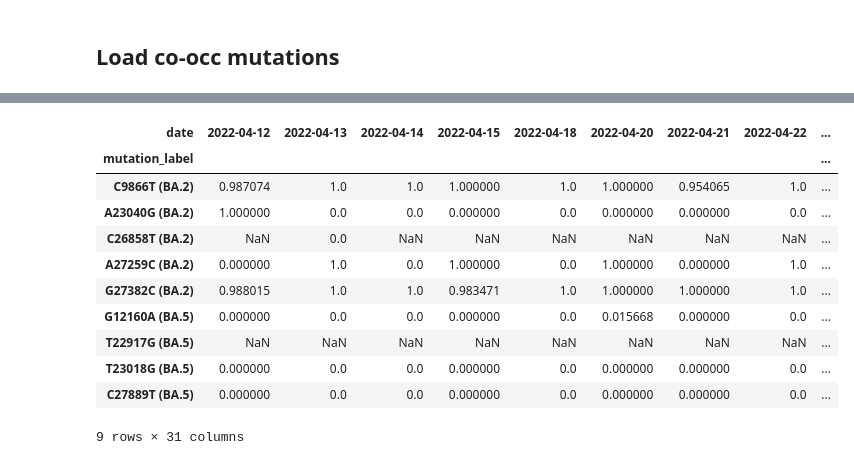
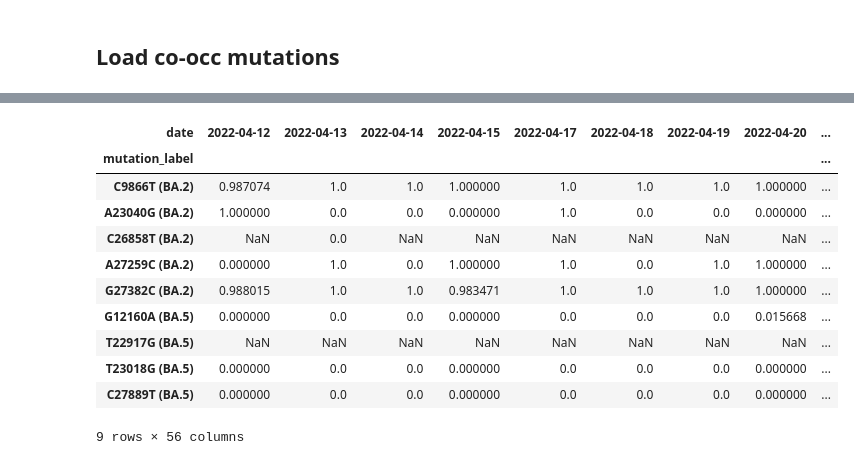
Before and after one commit to cbg-ethz/SARS-CoV-2-wastewater-sample-processing-VILOCA, a Jupyter notebook: resources/setup_emergence_new_variant/workflow/notebooks/rise_of_ba.5.ipynb, the cells around one changed output, grey strips where cells are left out. Saved outputs shown, nothing was run; the diff lists cells and outputs as text; code cells hidden in the pictures.

```diff
--- a/resources/setup_emergence_new_variant/workflow/notebooks/rise_of_ba.5.ipynb
+++ b/resources/setup_emergence_new_variant/workflow/notebooks/rise_of_ba.5.ipynb
@@ -146,2 +129,0 @@ df_cocc_june = df_cocc_june[df_cocc_june['date'].str.startswith('2022-06')]
-# %%
-df_cocc = pd.concat([df_cocc, df_cocc_june])
@@ -298,15 +230,15 @@ fig.savefig('heatmap_freq_ba2_ba5_specific_mutations.pdf')
 # %%
-data[]
+data
 # %% [output]
-| date | 2022-04-12 | 2022-04-13 | 2022-04-14 | 2022-04-15 | 2022-04-18 | 2022-04-20 | 2022-04-21 | 2022-04-22 | ... |
+| date | 2022-04-12 | 2022-04-13 | 2022-04-14 | 2022-04-15 | 2022-04-17 | 2022-04-18 | 2022-04-19 | 2022-04-20 | ... |
 | mutation_label |  |  |  |  |  |  |  |  | ... |
-| C9866T (BA.2) | 0.987074 | 1.0 | 1.0 | 1.000000 | 1.0 | 1.000000 | 0.954065 | 1.0 | ... |
-| A23040G (BA.2) | 1.000000 | 0.0 | 0.0 | 0.000000 | 0.0 | 0.000000 | 0.000000 | 0.0 | ... |
+| C9866T (BA.2) | 0.987074 | 1.0 | 1.0 | 1.000000 | 1.0 | 1.0 | 1.0 | 1.000000 | ... |
+| A23040G (BA.2) | 1.000000 | 0.0 | 0.0 | 0.000000 | 1.0 | 0.0 | 0.0 | 0.000000 | ... |
 | C26858T (BA.2) | NaN | 0.0 | NaN | NaN | NaN | NaN | NaN | NaN | ... |
-| A27259C (BA.2) | 0.000000 | 1.0 | 0.0 | 1.000000 | 0.0 | 1.000000 | 0.000000 | 1.0 | ... |
-| G27382C (BA.2) | 0.988015 | 1.0 | 1.0 | 0.983471 | 1.0 | 1.000000 | 1.000000 | 1.0 | ... |
-| G12160A (BA.5) | 0.000000 | 0.0 | 0.0 | 0.000000 | 0.0 | 0.015668 | 0.000000 | 0.0 | ... |
+| A27259C (BA.2) | 0.000000 | 1.0 | 0.0 | 1.000000 | 1.0 | 0.0 | 1.0 | 1.000000 | ... |
+| G27382C (BA.2) | 0.988015 | 1.0 | 1.0 | 0.983471 | 1.0 | 1.0 | 1.0 | 1.000000 | ... |
+| G12160A (BA.5) | 0.000000 | 0.0 | 0.0 | 0.000000 | 0.0 | 0.0 | 0.0 | 0.015668 | ... |
 | T22917G (BA.5) | NaN | NaN | NaN | NaN | NaN | NaN | NaN | NaN | ... |
-| T23018G (BA.5) | 0.000000 | 0.0 | 0.0 | 0.000000 | 0.0 | 0.000000 | 0.000000 | 0.0 | ... |
-| C27889T (BA.5) | 0.000000 | 0.0 | 0.0 | 0.000000 | 0.0 | 0.000000 | 0.000000 | 0.0 | ... |
+| T23018G (BA.5) | 0.000000 | 0.0 | 0.0 | 0.000000 | 0.0 | 0.0 | 0.0 | 0.000000 | ... |
+| C27889T (BA.5) | 0.000000 | 0.0 | 0.0 | 0.000000 | 0.0 | 0.0 | 0.0 | 0.000000 | ... |
-9 rows × 31 columns
+9 rows × 56 columns
```
Also changed, not shown: parts of 31 cells of this notebook.
